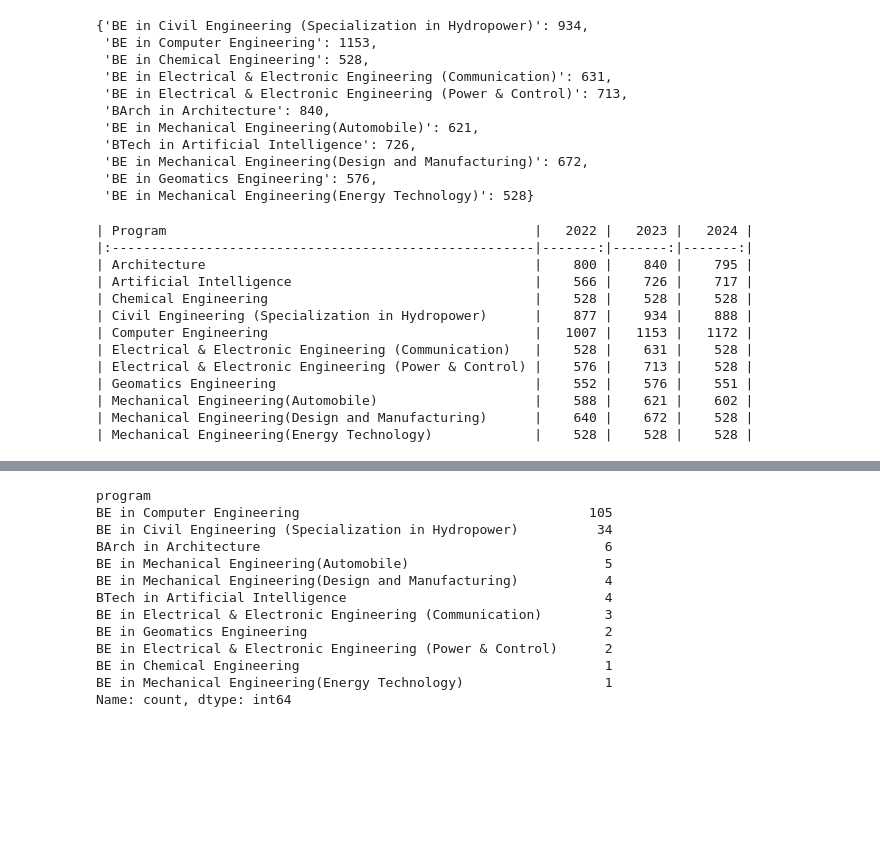
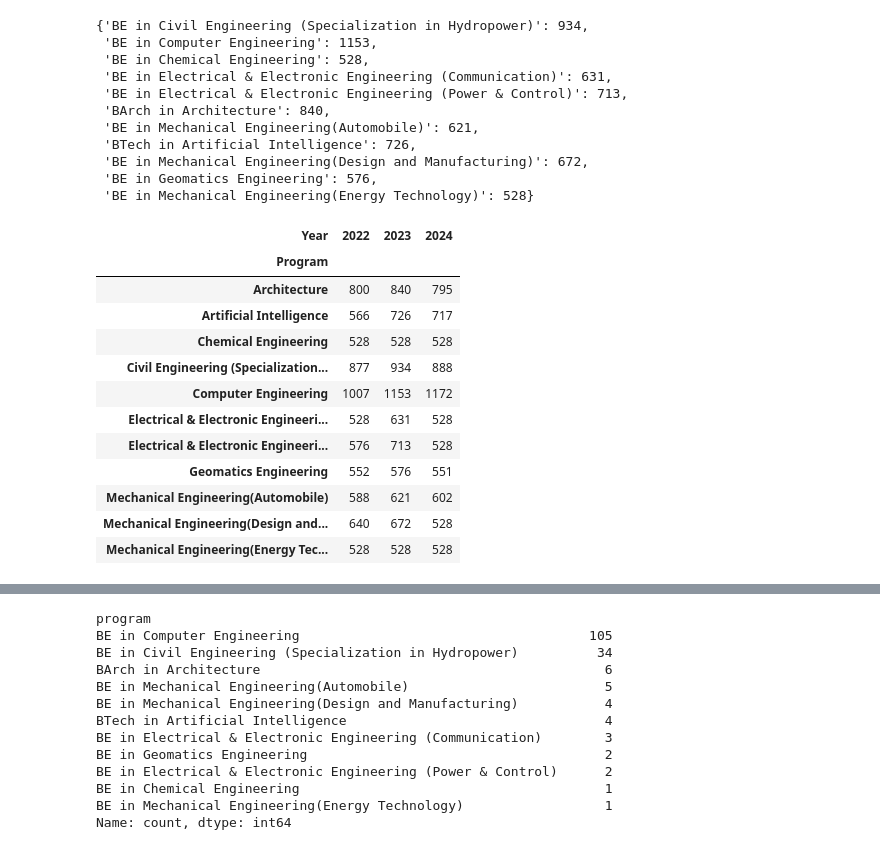
Before and after one commit to atrociousdinner/EDA_on_KUCBT_score, a Jupyter notebook: kucbt_eda.ipynb, the cells around one changed output, grey strips where cells are left out. Drawn from its saved outputs; the diff is of its cells as text; code cells hidden in the pictures; blank space fills up the shorter version.

```diff
--- a/kucbt_eda.ipynb
+++ b/kucbt_eda.ipynb
@@ -393,48 +395,48 @@ cutoff_score = []
 for program, score in cutoff_score_2022.items():
     cutoff_score.append(
         {
             'Program':clean_names(program),
             'Score': score,
             'Year': 2022
         }
     )
 
 for program, score in cutoff_score_2023.items():
     cutoff_score.append(
         {
             'Program':clean_names(program),
             'Score': score,
             'Year': 2023
         }
     )
 
 for program, score in cutoff_score_2024.items():
     cutoff_score.append(
         {
             'Program':clean_names(program),
             'Score': score,
             'Year': 2024
         }
     )
 
 cutoff_plot_data = pd.DataFrame(cutoff_score)
 cutoff_table = cutoff_plot_data.pivot(index = 'Program', columns = 'Year', values = 'Score')
-cutoff_table
-print(cutoff_table.to_markdown())
+cutoff_table.sort_values(by = )
+# print(cutoff_table.to_markdown())
 # %% [output]
-| Program                                               |   2022 |   2023 |   2024 |
-|:------------------------------------------------------|-------:|-------:|-------:|
-| Architecture                                          |    800 |    840 |    795 |
-| Artificial Intelligence                               |    566 |    726 |    717 |
-| Chemical Engineering                                  |    528 |    528 |    528 |
-| Civil Engineering (Specialization in Hydropower)      |    877 |    934 |    888 |
-| Computer Engineering                                  |   1007 |   1153 |   1172 |
-| Electrical & Electronic Engineering (Communication)   |    528 |    631 |    528 |
-| Electrical & Electronic Engineering (Power & Control) |    576 |    713 |    528 |
-| Geomatics Engineering                                 |    552 |    576 |    551 |
-| Mechanical Engineering(Automobile)                    |    588 |    621 |    602 |
-| Mechanical Engineering(Design and Manufacturing)      |    640 |    672 |    528 |
-| Mechanical Engineering(Energy Technology)             |    528 |    528 |    528 |
+| Year | 2022 | 2023 | 2024 |
+| Program |  |  |  |
+| Architecture | 800 | 840 | 795 |
+| Artificial Intelligence | 566 | 726 | 717 |
+| Chemical Engineering | 528 | 528 | 528 |
+| Civil Engineering (Specialization... | 877 | 934 | 888 |
+| Computer Engineering | 1007 | 1153 | 1172 |
+| Electrical & Electronic Engineeri... | 528 | 631 | 528 |
+| Electrical & Electronic Engineeri... | 576 | 713 | 528 |
+| Geomatics Engineering | 552 | 576 | 551 |
+| Mechanical Engineering(Automobile) | 588 | 621 | 602 |
+| Mechanical Engineering(Design and... | 640 | 672 | 528 |
+| Mechanical Engineering(Energy Tec... | 528 | 528 | 528 |
 # %%
 plt.figure(figsize = (16, 8))
 
```
Also changed, not shown: parts of 2 cells of this notebook.
